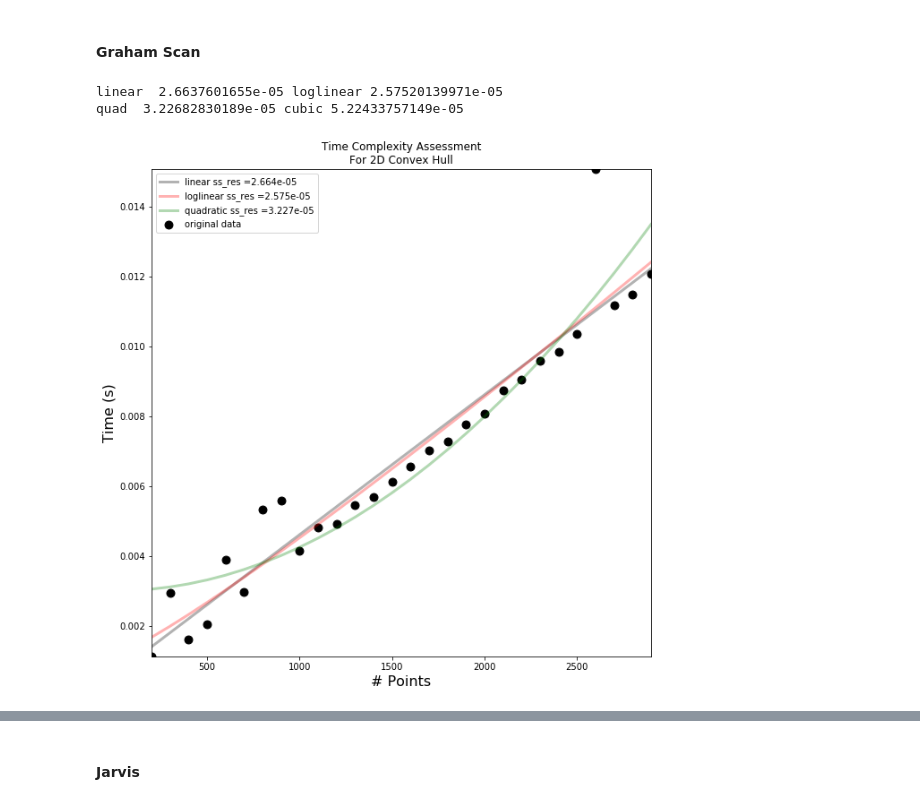
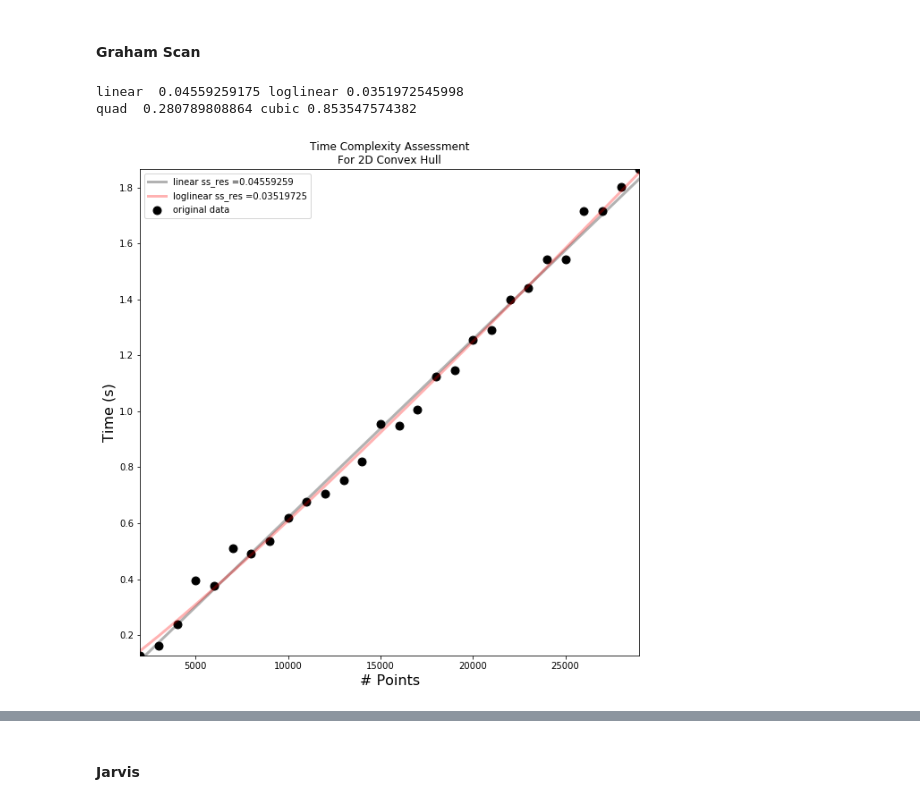
Before and after one commit to ajpagotto/ConvexHull, a Jupyter notebook: ConvexHull12.ipynb, the cells around one changed output, grey strips where cells are left out. Saved outputs shown, nothing was run; the diff lists cells and outputs as text; code cells hidden in the pictures.

```diff
--- a/ConvexHull12.ipynb
+++ b/ConvexHull12.ipynb
@@ -445,7 +445,8 @@ class CCWPoint:
 def GrahamScan(points):
 
         # sort points b angle from lowest point (the min), using ccw comparison point class
-        #points = sorted(points, key=lambda point: CCWPoint(point, min(points, key=itemgetter(0, 1))))  # results in O(n^2)
+        lowestPt = min(points, key=itemgetter(0, 1))
+        points = sorted(points, key=lambda point: CCWPoint(point, lowestPt))
 
         # three points will all be a convex hull
         if len(points) <= 3:
@@ -572,19 +571,6 @@ def timeTester(dataGen, algo, numPointsList):
         list_times.append(elapsed_time)
     return list_times
 
-# Tester to test GS without sort because sort causes O(n^2) runtime
-def timeTesterGS(dataGen, algo, numPointsList):
-    list_times = []
-    for numPoints in numPointsList:
-        points = dataGen(numPoints)
-        points = sorted(points, key=lambda point: CCWPoint(point, min(points, key=itemgetter(0, 1))))
-
-        #calculate elapsed time for current number of points
-        start_time = time.time()
-        hull = algo(points)
-        elapsed_time = time.time() - start_time
-        list_times.append(elapsed_time)
-    return list_times
 
 def timeTesterMin(dataGen, algo, numPointsList):
     list_times = []
@@ -783,12 +769,12 @@ quad  0.00663918832699 cubic 0.020393801917
 # %% [markdown]
 #### Graham Scan
 # %%
-points_list = np.arange(200, 3000, 100)
+points_list = np.arange(2000, 30000, 1000)
 
-list_times = timeTesterGS(randomFloat, GrahamScan, points_list)
+list_times = timeTester(randomFloat, GrahamScan, points_list)
 plotResults(points_list, list_times)
 # %% [output]
-linear  2.6637601655e-05 loglinear 2.57520139971e-05
-quad  3.22682830189e-05 cubic 5.22433757149e-05
+linear  0.04559259175 loglinear 0.0351972545998
+quad  0.280789808864 cubic 0.853547574382
-[figure, old version]
+[figure, new version]
 # %%
```
Also changed, not shown: parts of 14 cells of this notebook.
